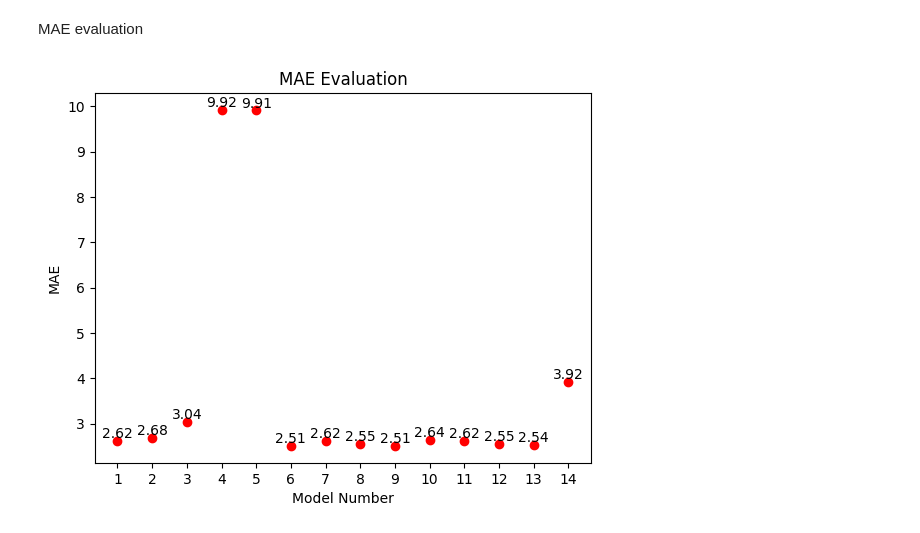
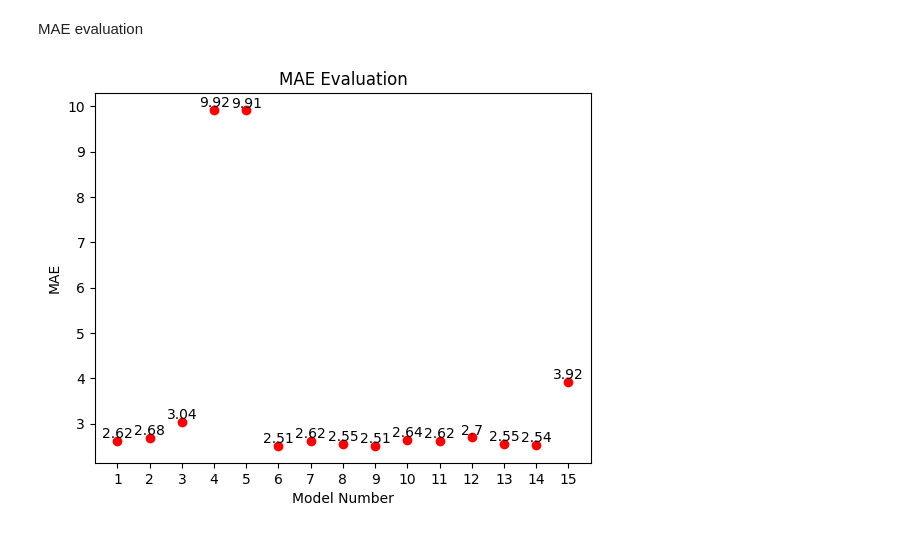
Before and after one commit to VJ627/FML, a Jupyter notebook: Vjammula_Assignment3.ipynb, the cells around one changed output. Cells and saved outputs as stored; diff of their text form; code cells hidden in the pictures.

```diff
--- a/Vjammula_Assignment3.ipynb
+++ b/Vjammula_Assignment3.ipynb
@@ -928,18 +990,18 @@ plt.show()
 # %% [markdown]
 MAE evaluation
 # %%
-Models = ("1","2","3","4","5","6","7","8","9","10","11","12","13","14")
-Mae = (2.62,2.68,3.04,9.92,9.91,2.51,2.62,2.55,2.51,2.64,2.62,2.55,2.54,3.92)
+Models = ("1","2","3","4","5","6","7","8","9","10","11","12","13","14","15")
+Mae = (2.62,2.68,3.04,9.92,9.91,2.51,2.62,2.55,2.51,2.64,2.62,2.70,2.55,2.54,3.92)
 
 # MAE Evaluation
 plt.scatter(Models, Mae, color="red")
 plt.title("MAE Evaluation")
 plt.xlabel("Model Number")
 plt.ylabel("MAE")
 
 for (xi, yi) in zip(Models,Mae):
     plt.text(xi, yi, yi, va='bottom', ha='center')
 
 plt.show()
 # %% [output]
-[figure, old version]
+[figure, new version]
```
Also changed, not shown: parts of 40 cells of this notebook.
